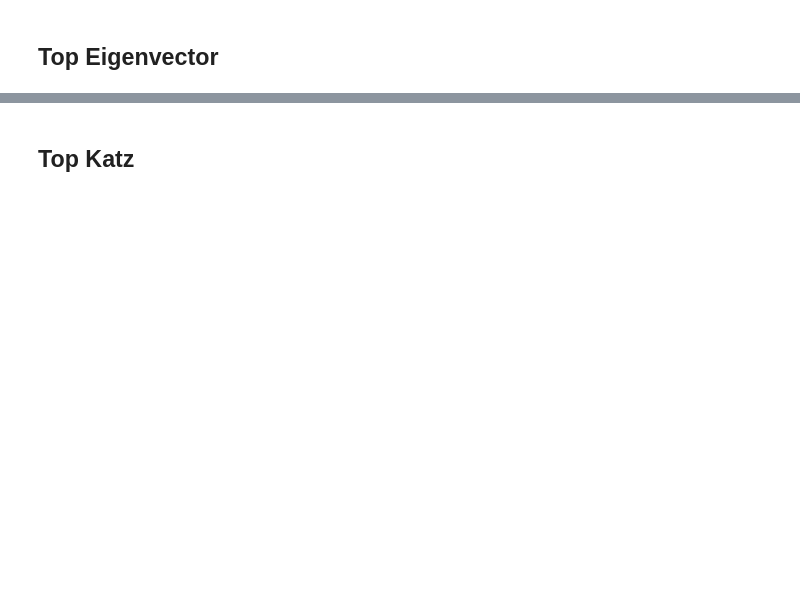
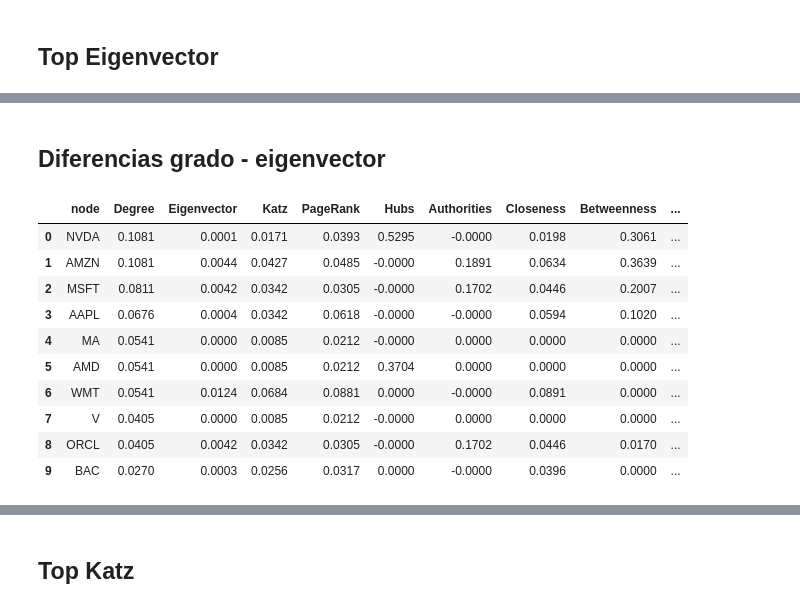
Before and after one commit to heritaco/LDS1121-Complex-Networks, a Jupyter notebook: notebooks/06 Centralidades de hubs y autoridad/03 SP500.ipynb, the cells around one changed output, grey strips where cells are left out. Saved outputs shown, nothing was run; the diff lists cells and outputs as text; code cells hidden in the pictures; blank space fills up the shorter version.

```diff
--- a/notebooks/06 Centralidades de hubs y autoridad/03 SP500.ipynb
+++ b/notebooks/06 Centralidades de hubs y autoridad/03 SP500.ipynb
@@ -88,8 +88,8 @@ def safe_katz_centrality(G, alpha=0.5, step=0.01):
     raise ValueError("Katz centrality did not converge for any positive alpha.")
 
 deg_centralidades = nx.degree_centrality(G1)
-eig_centralidades = nx.eigenvector_centrality(G1)
-katz_centralidades, katz_alpha = safe_katz_centrality(G1, alpha=0.1)
+eig_centralidades = nx.eigenvector_centrality(G1, tol=0.0001)
+katz_centralidades, katz_alpha = safe_katz_centrality(G1, alpha=1)
 print(f"Convergio con un alpha={katz_alpha:.4f}")
 pg_centralidades = nx.pagerank(G1)
 hubs_centralidades, auth_centralidades = nx.hits(G1)
@@ -340,7 +369,7 @@ clear_output(wait=True)
 # %%
 # tabla
 
-def tabla(top_pos, digits):
+def tabla(top_pos, digits, optional_col_name = None, optional_col_values = None):
     df = (
         pd.DataFrame({
             "node": top_pos,
@@ -352,6 +381,7 @@ def tabla(top_pos, digits):
             "Authorities": [auth_centralidades[n] for n in top_pos],
             "Closeness": [clos_centralidades[n] for n in top_pos],
             "Betweenness": [btw_centralidades[n] for n in top_pos],
+                **({optional_col_name: optional_col_values} if optional_col_name and optional_col_values else {})
         })
         .reset_index(drop=True)
     )
@@ -368,6 +398,7 @@ def tabla(top_pos, digits):
                 "Authorities": f"{{:.{digits}f}}",
                 "Closeness": f"{{:.{digits}f}}",
                 "Betweenness": f"{{:.{digits}f}}",
+
             }
         )
     )
@@ -532,3 +863,29 @@ _ = plot_network(G1, metrics, metric="Eigenvector", topk=10, largest_first=True)
 # %%
 maxpos_node, maxpos_val = max(eig_centralidades.items(), key=lambda kv: kv[1])
 _ = plot_ego(G1, center=maxpos_node, metrics=metrics, metric="Eigenvector", max_radius_user=6)
+# %% [markdown]
+## Diferencias grado - eigenvector
+# %%
+# top diferencias
+
+diff = {n: (deg_centralidades[n] - eig_centralidades[n]) for n in G1.nodes()}
+k = 10
+
+top_pos = [n for n, v in sorted(diff.items(), key=lambda kv: kv[1], reverse=True)[:k]]
+top_neg = [n for n, v in sorted(diff.items(), key=lambda kv: kv[1])[:k]]
+closest0 = [n for n, v in sorted(diff.items(), key=lambda kv: abs(kv[1]))[:k]]
+furthest = [n for n, v in sorted(diff.items(), key=lambda kv: abs(kv[1]), reverse=True)[:k]]
+# %%
+df_top_deg = tabla(top_pos, digits=4, optional_col_name="Top (Degree - Eigenvector)", optional_col_values=[diff[n] for n in top_pos])
+# %% [output]
+|  | node | Degree | Eigenvector | Katz | PageRank | Hubs | Authorities | Closeness | Betweenness | ... |
+| 0 | NVDA | 0.1081 | 0.0001 | 0.0171 | 0.0393 | 0.5295 | -0.0000 | 0.0198 | 0.3061 | ... |
+| 1 | AMZN | 0.1081 | 0.0044 | 0.0427 | 0.0485 | -0.0000 | 0.1891 | 0.0634 | 0.3639 | ... |
+| 2 | MSFT | 0.0811 | 0.0042 | 0.0342 | 0.0305 | -0.0000 | 0.1702 | 0.0446 | 0.2007 | ... |
+| 3 | AAPL | 0.0676 | 0.0004 | 0.0342 | 0.0618 | -0.0000 | -0.0000 | 0.0594 | 0.1020 | ... |
+| 4 | MA | 0.0541 | 0.0000 | 0.0085 | 0.0212 | -0.0000 | 0.0000 | 0.0000 | 0.0000 | ... |
+| 5 | AMD | 0.0541 | 0.0000 | 0.0085 | 0.0212 | 0.3704 | 0.0000 | 0.0000 | 0.0000 | ... |
+| 6 | WMT | 0.0541 | 0.0124 | 0.0684 | 0.0881 | 0.0000 | -0.0000 | 0.0891 | 0.0000 | ... |
+| 7 | V | 0.0405 | 0.0000 | 0.0085 | 0.0212 | -0.0000 | 0.0000 | 0.0000 | 0.0000 | ... |
+| 8 | ORCL | 0.0405 | 0.0042 | 0.0342 | 0.0305 | -0.0000 | 0.1702 | 0.0446 | 0.0170 | ... |
+| 9 | BAC | 0.0270 | 0.0003 | 0.0256 | 0.0317 | 0.0000 | -0.0000 | 0.0396 | 0.0000 | ... |
```
Also changed, not shown: parts of 33 cells of this notebook, 5 other files.
